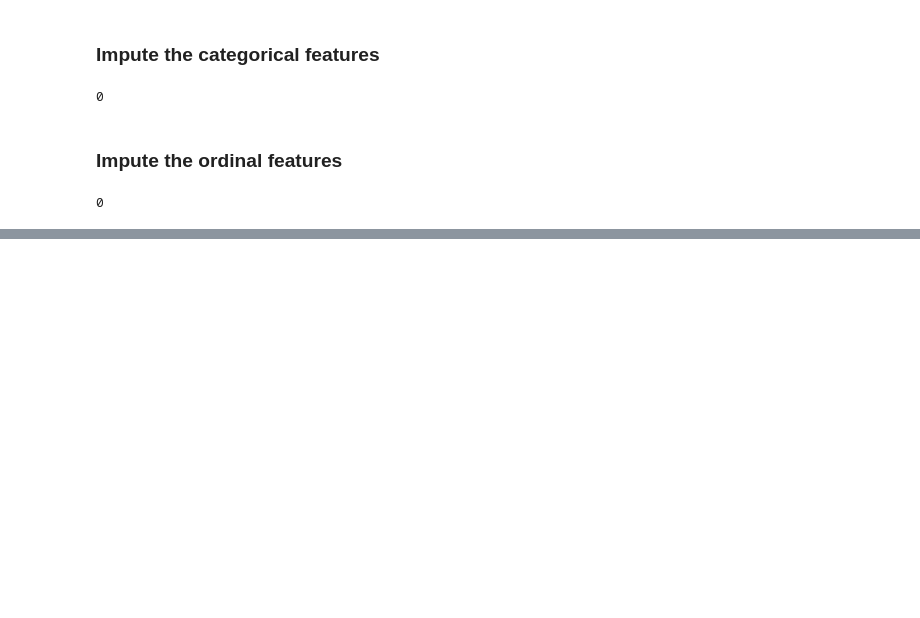
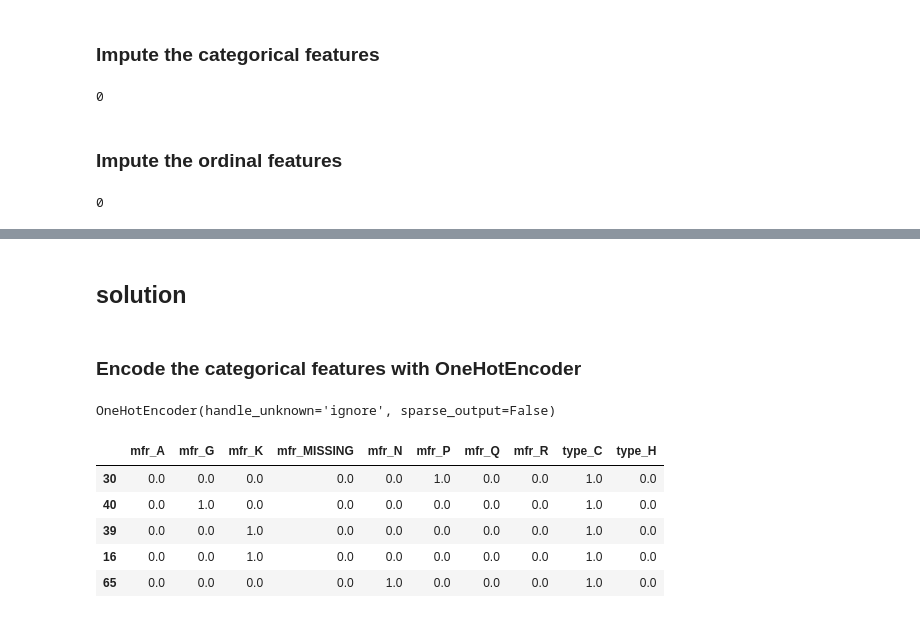
Before and after one commit to hekmat-ashqer/MLJourney2024, a Jupyter notebook: cereals Rating Prediction/cereals_Rating_Prediction.ipynb, the cells around one changed output, grey strips where cells are left out. Saved outputs shown, nothing was run; the diff lists cells and outputs as text; code cells hidden in the pictures; blank space fills up the shorter version.

```diff
--- a/cereals Rating Prediction/cereals_Rating_Prediction.ipynb
+++ b/cereals Rating Prediction/cereals_Rating_Prediction.ipynb
@@ -970,0 +988,2 @@ X_train_ord_imputed.isna().sum().sum()
+# %% [markdown]
+## solution
@@ -970,0 +993,22 @@ X_train_ord_imputed.isna().sum().sum()
+# %% [markdown]
+### Encode the categorical features with OneHotEncoder
+# %%
+#Instantiate a OneHotEncoder with sparse_output=False and handle_unknown='ignore'
+ohe_encoder = OneHotEncoder(sparse_output=False, handle_unknown='ignore')
+# %%
+# Fit the OneHotEncoder on the training data
+ohe_cols= categorical_cols
+ohe_encoder.fit(X_train_cat_imputed[ohe_cols])
+# %% [output]
+OneHotEncoder(handle_unknown='ignore', sparse_output=False)
+# %%
+# Transform the training data
+X_train_cat_encoded = ohe_encoder.transform(X_train_cat_imputed[ohe_cols])
+X_train_cat_encoded.head()
+# %% [output]
+|  | mfr_A | mfr_G | mfr_K | mfr_MISSING | mfr_N | mfr_P | mfr_Q | mfr_R | type_C | type_H |
+| 30 | 0.0 | 0.0 | 0.0 | 0.0 | 0.0 | 1.0 | 0.0 | 0.0 | 1.0 | 0.0 |
+| 40 | 0.0 | 1.0 | 0.0 | 0.0 | 0.0 | 0.0 | 0.0 | 0.0 | 1.0 | 0.0 |
+| 39 | 0.0 | 0.0 | 1.0 | 0.0 | 0.0 | 0.0 | 0.0 | 0.0 | 1.0 | 0.0 |
+| 16 | 0.0 | 0.0 | 1.0 | 0.0 | 0.0 | 0.0 | 0.0 | 0.0 | 1.0 | 0.0 |
+| 65 | 0.0 | 0.0 | 0.0 | 0.0 | 1.0 | 0.0 | 0.0 | 0.0 | 1.0 | 0.0 |
```
Also changed, not shown: parts of 23 cells of this notebook.
